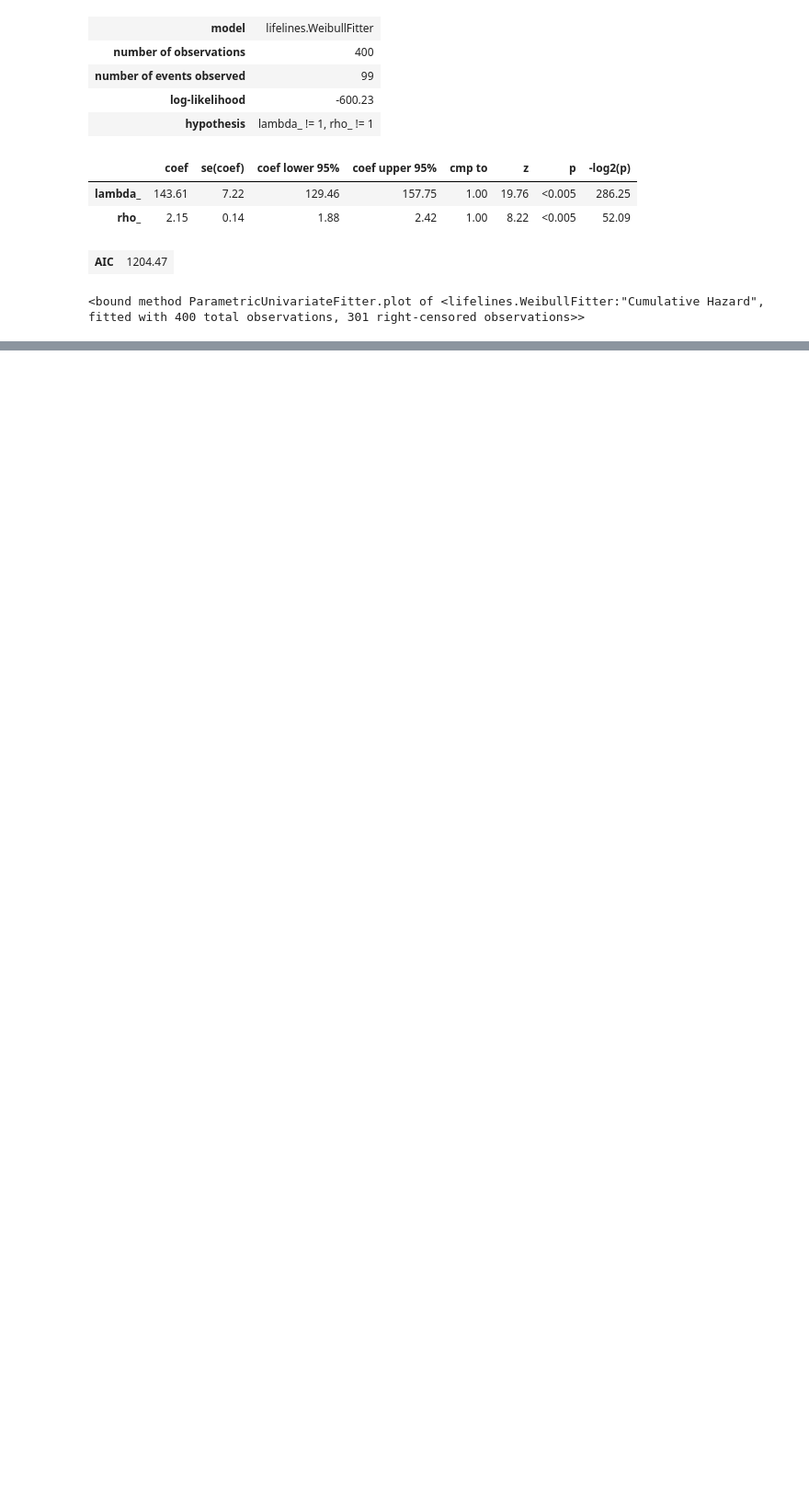
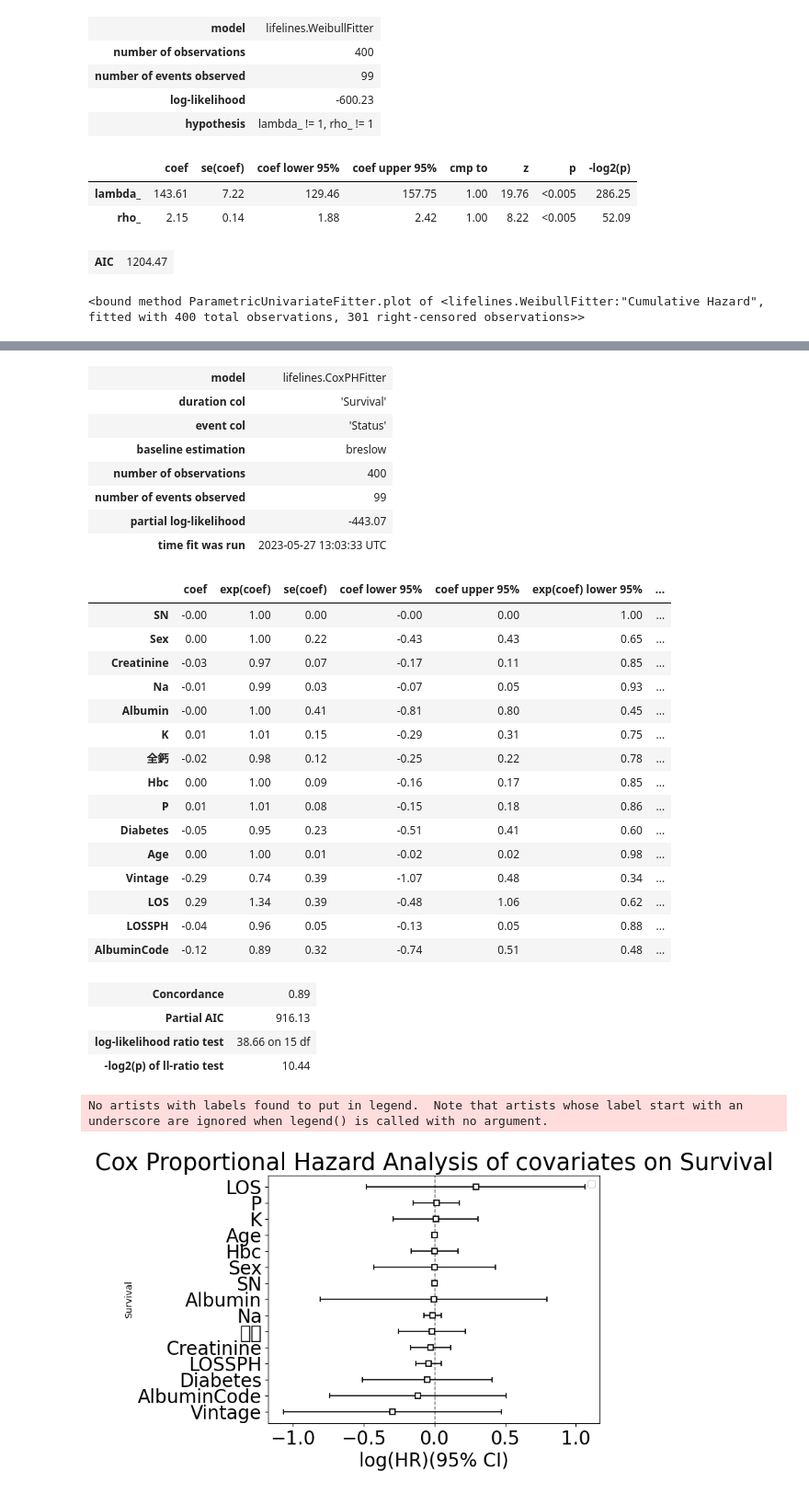
Before and after one commit to cctroc/SPHSurvivalStudy, a Jupyter notebook: SPH_survival_study2013_2018.ipynb, the cells around one changed output, grey strips where cells are left out. Shown: that part at 92% size. Drawn from its saved outputs; the diff is of its cells as text; code cells hidden in the pictures; blank space fills up the shorter version.

Commit message:
Updated SPH survival study 2013-2018

```diff
--- a/SPH_survival_study2013_2018.ipynb
+++ b/SPH_survival_study2013_2018.ipynb
@@ -307,3 +307,30 @@ Iteration 13: norm_delta = 8.69279, step_size = 0.0000, log_lik = -443.06708, ne
 Convergence failed. See any warning messages.
 <Axes: >
 [figure]
+# %%
+import pandas as pd
+import numpy as np
+from pandas import DataFrame, read_csv
+from numpy import random
+import matplotlib
+from  matplotlib import pyplot as plt
+
+from lifelines import CoxPHFitter
+
+cph= CoxPHFitter()
+cph.fit(dataset, duration_col='Survival', event_col='Status', show_progress=True)
+
+cph.print_summary()
+
+cph.plot()
+
+plt.title('Cox Proportional Hazard Analysis of covariates on Survival', fontsize=25)
+
+plt.xlabel("log(HR)(95% CI)", fontsize=20)
+plt.ylabel("Survival", fontsize=10)
+plt.xticks(fontsize=20)
+plt.yticks(fontsize=20)
+plt.legend(loc=1)
+
+plt.show()
+# %% [output]
@@ -309,0 +351,30 @@ Convergence failed. See any warning messages.
+| model | lifelines.CoxPHFitter |
+| duration col | 'Survival' |
+| event col | 'Status' |
+| baseline estimation | breslow |
+| number of observations | 400 |
+| number of events observed | 99 |
+| partial log-likelihood | -443.07 |
+| time fit was run | 2023-05-27 13:03:33 UTC |
+|  | coef | exp(coef) | se(coef) | coef lower 95% | coef upper 95% | exp(coef) lower 95% | ... |
+| SN | -0.00 | 1.00 | 0.00 | -0.00 | 0.00 | 1.00 | ... |
+| Sex | 0.00 | 1.00 | 0.22 | -0.43 | 0.43 | 0.65 | ... |
+| Creatinine | -0.03 | 0.97 | 0.07 | -0.17 | 0.11 | 0.85 | ... |
+| Na | -0.01 | 0.99 | 0.03 | -0.07 | 0.05 | 0.93 | ... |
+| Albumin | -0.00 | 1.00 | 0.41 | -0.81 | 0.80 | 0.45 | ... |
+| K | 0.01 | 1.01 | 0.15 | -0.29 | 0.31 | 0.75 | ... |
+| 全鈣 | -0.02 | 0.98 | 0.12 | -0.25 | 0.22 | 0.78 | ... |
+| Hbc | 0.00 | 1.00 | 0.09 | -0.16 | 0.17 | 0.85 | ... |
+| P | 0.01 | 1.01 | 0.08 | -0.15 | 0.18 | 0.86 | ... |
+| Diabetes | -0.05 | 0.95 | 0.23 | -0.51 | 0.41 | 0.60 | ... |
+| Age | 0.00 | 1.00 | 0.01 | -0.02 | 0.02 | 0.98 | ... |
+| Vintage | -0.29 | 0.74 | 0.39 | -1.07 | 0.48 | 0.34 | ... |
+| LOS | 0.29 | 1.34 | 0.39 | -0.48 | 1.06 | 0.62 | ... |
+| LOSSPH | -0.04 | 0.96 | 0.05 | -0.13 | 0.05 | 0.88 | ... |
+| AlbuminCode | -0.12 | 0.89 | 0.32 | -0.74 | 0.51 | 0.48 | ... |
+| Concordance | 0.89 |
+| Partial AIC | 916.13 |
+| log-likelihood ratio test | 38.66 on 15 df |
+| -log2(p) of ll-ratio test | 10.44 |
+No artists with labels found to put in legend.  Note that artists whose label start with an underscore are ignored when legend() is called with no argument.
+[figure, added]
```
Also changed, not shown: parts of 3 cells of this notebook, 1 other file.
